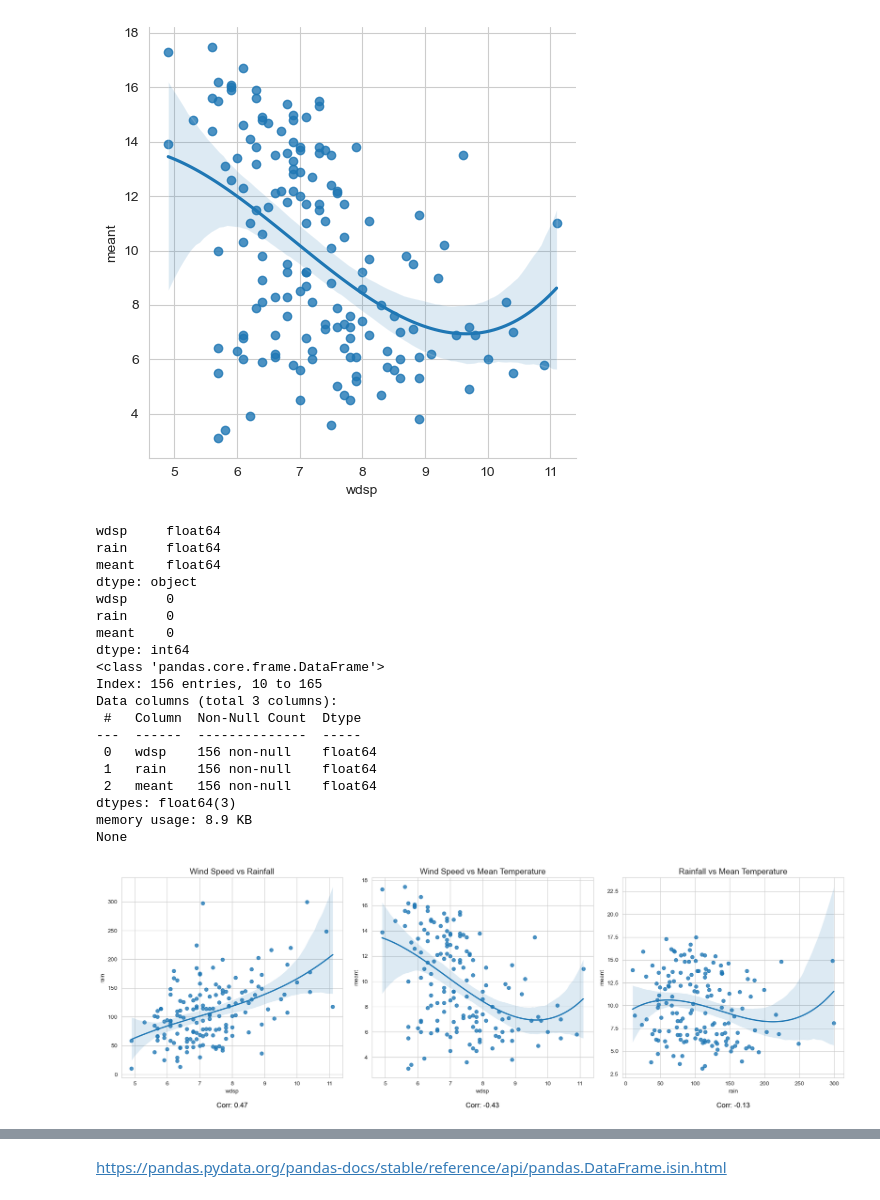
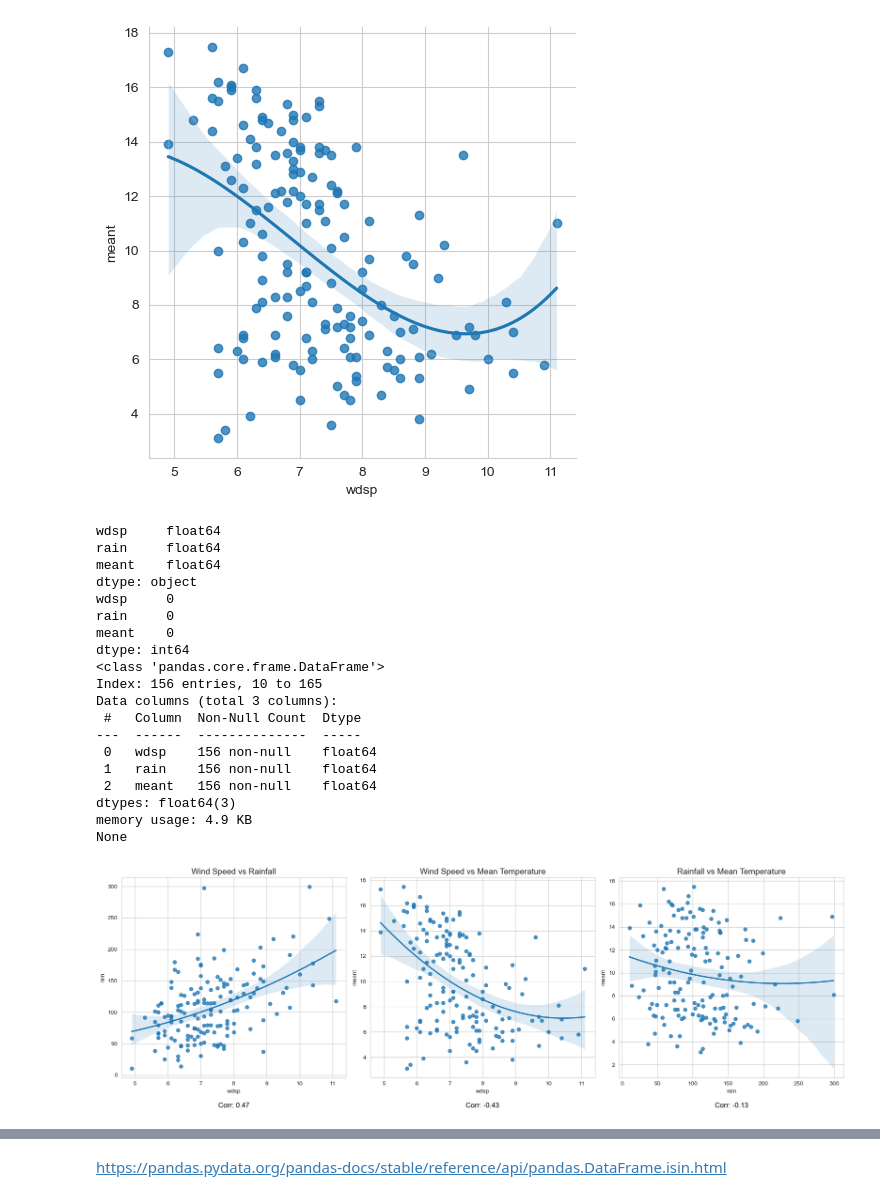
Before and after one commit to MattiDoubleU/PFDA, a Jupyter notebook: Project/Project2024.ipynb, the cells around one changed output, grey strips where cells are left out. Saved outputs shown, nothing was run; the diff lists cells and outputs as text; code cells hidden in the pictures.

Commit message:
Adding text, trying to workout sklearn module LinearRegression and plot.

```diff
--- a/Project/Project2024.ipynb
+++ b/Project/Project2024.ipynb
@@ -348,9 +408,9 @@ dtype: object
 'rain' is an object what means that we will have to normalize the data further.
 # %%
 # Convert to numeric, handle missing values.
-df['rain'] = pd.to_numeric(df['rain'], errors='coerce')
+df.loc[:, 'rain'] = pd.to_numeric(df['rain'], errors='coerce')
 mean_rain = df['rain'].mean()
-df['rain'] = df['rain'].fillna(mean_rain)
+df.loc[:,'rain'] = df['rain'].fillna(mean_rain)
 
 # Verify data types.
 print(df.dtypes)
@@ -412,7 +472,7 @@ Data columns (total 3 columns):
  1   rain    156 non-null    float64
  2   meant   156 non-null    float64
 dtypes: float64(3)
-memory usage: 8.9 KB
+memory usage: 4.9 KB
 None
 # %%
 # Ensure columns are numeric.
@@ -424,32 +484,32 @@ df[pd.to_numeric(df['rain'], errors='coerce').isna()]
 # Handle missing values, drop rows with NaNs etc.
 df = df.dropna(subset=['wdsp', 'rain', 'meant'])
 df.loc[:, 'rain'] = pd.to_numeric(df['rain'], errors='coerce')
 
 # Set style.
 sns.set_style('whitegrid')
 
 # Create a figure with 3 subplots in a single row.
 fig, axes = plt.subplots(1, 3, figsize=(18, 6))
 
 plots = [
     ('wdsp', 'rain', 'Wind Speed vs Rainfall'),
     ('wdsp', 'meant', 'Wind Speed vs Mean Temperature'),
     ('rain', 'meant', 'Rainfall vs Mean Temperature'),
 ]
 
 # Loop over the axes and data.
 for ax, (x, y, title) in zip(axes, plots):
     # Scatter plot with regression line.
-    sns.regplot(x=x, y=y, data=df, order=3, ax=ax)
+    sns.regplot(x=x, y=y, data=df, order=2, ax=ax)
     ax.set_title(title, fontsize=14)
 
     # Calculate and display correlation coefficient.
     corr_coef = np.corrcoef(df[x].dropna(), df[y].dropna())[0, 1]
     ax.annotate(f'Corr: {corr_coef:.2f}', xy=(0.5, -0.15), xycoords='axes fraction',
                 ha='center', fontsize=12, color='black')
 
 # Adjust layout.
 plt.tight_layout()
 plt.show()
 # %% [output]
-[figure, old version]
+[figure, new version]
```
Also changed, not shown: parts of 28 cells of this notebook.
